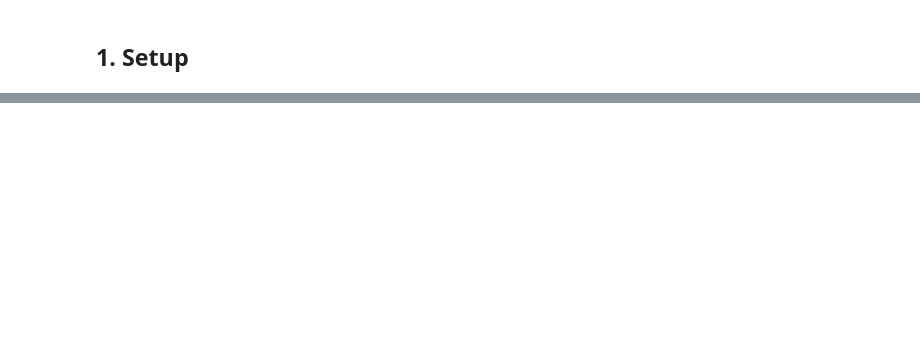
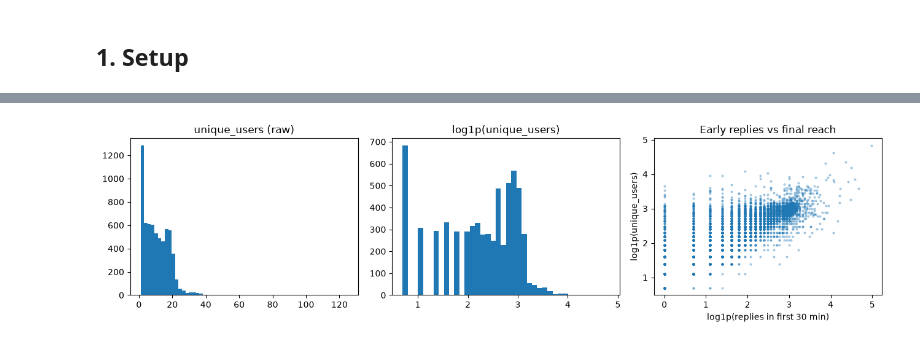
Before and after one commit to PhamAn0910/COS30049-political-misinfo, a Jupyter notebook: backend/notebooks/07_spread_prediction.ipynb, the cells around one changed output, grey strips where cells are left out. Cells and saved outputs as stored; diff of their text form; code cells hidden in the pictures; blank space fills up the shorter version.

```diff
--- a/backend/notebooks/07_spread_prediction.ipynb
+++ b/backend/notebooks/07_spread_prediction.ipynb
@@ -454,0 +60,7 @@ print(pd.DataFrame({"followers": sample["root_user_followers"],
+# %%
+df = pd.read_csv(DATA / "cascade_features.csv", dtype={"cascade_id": str})
+tweets = pd.read_csv(DATA / "pheme_interactions.csv.gz", dtype={"thread_id": str})
+assert len(df) == 6425, f"expected 6,425 cascades, found {len(df):,}"
+assert tweets["thread_id"].nunique() == 6425 and set(tweets["thread_id"]) == set(df["cascade_id"])
+print(f"{len(tweets):,} tweets from {tweets['user_key'].nunique():,} users")
+print(df["split"].value_counts().to_string())
@@ -454,0 +82,23 @@ print(pd.DataFrame({"followers": sample["root_user_followers"],
+# %%
+source = tweets[tweets["is_source"] == 1].set_index("thread_id")
+replies = tweets[tweets["is_source"] == 0]
+by_thread = tweets.groupby("thread_id")
+
+per = pd.DataFrame({
+    "unique_users": by_thread["user_key"].nunique(),
+    "last_reply_min": by_thread["minutes_after_source"].max(),
+    "author_followers": source["user_followers"],
+    "author_verified": source["user_verified"],
+})
+for w in WINDOWS:
+    per[f"replies_{w}m"] = (replies[replies["minutes_after_source"] <= w]
+                            .groupby("thread_id").size().reindex(per.index, fill_value=0))
+
+df = df.merge(per, left_on="cascade_id", right_index=True, how="left", validate="one_to_one")
+assert df[per.columns].notna().all().all()
+
+follow_match = (df["author_followers"] == df["root_user_followers"]).mean()
+print(f"author followers equal to the graph file's value in {follow_match:.1%} of cascades "
+      "(the rest differ because the graph file stored another snapshot of the account)")
+print(df[["unique_users", "cascade_size", f"replies_{WINDOW}m", "last_reply_min"]]
+      .describe(percentiles=[.5, .9, .99]).round(1).to_string())
@@ -454,0 +116,14 @@ print(pd.DataFrame({"followers": sample["root_user_followers"],
+# %%
+fig, ax = plt.subplots(1, 3, figsize=(13, 3.5))
+ax[0].hist(df["unique_users"], bins=60)
+ax[0].set_title("unique_users (raw)")
+ax[1].hist(np.log1p(df["unique_users"]), bins=40)
+ax[1].set_title("log1p(unique_users)")
+ax[2].scatter(np.log1p(df[f"replies_{WINDOW}m"]), np.log1p(df["unique_users"]), s=4, alpha=0.3)
+ax[2].set_xlabel(f"log1p(replies in first {WINDOW} min)")
+ax[2].set_ylabel("log1p(unique_users)")
+ax[2].set_title("Early replies vs final reach")
+plt.tight_layout()
+plt.show()
+# %% [output]
+[figure, added]
```
Also changed, not shown: parts of 55 cells of this notebook, 2 other files.
